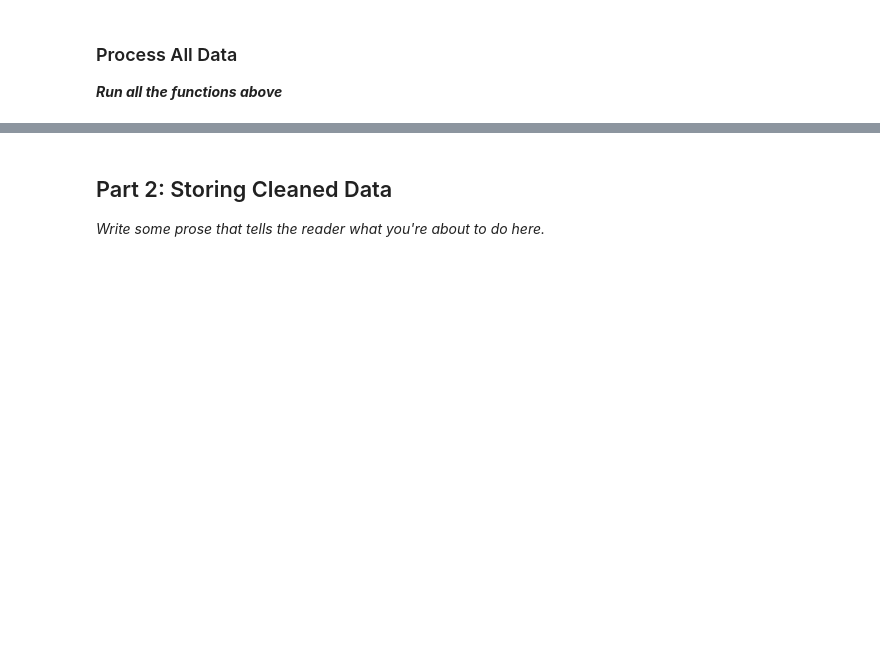
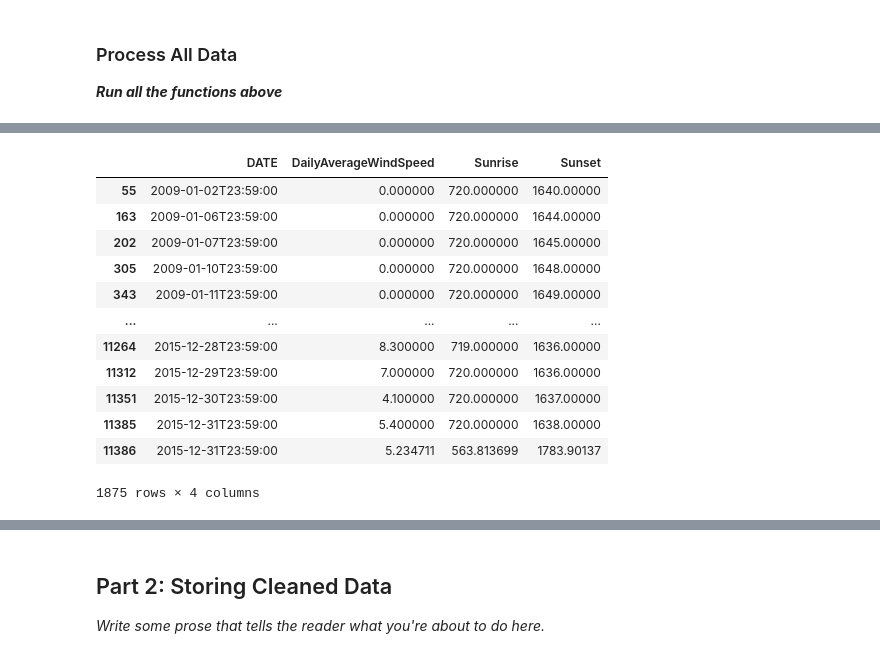
Before and after one commit to 4501Group26/Final_Project, a Jupyter notebook: Final Project Group 26.ipynb, the cells around one changed output, grey strips where cells are left out. Drawn from its saved outputs; the diff is of its cells as text; code cells hidden in the pictures; blank space fills up the shorter version.

Commit message:
Add sunrise and sunset to database; Modify engine

```diff
--- a/Final Project Group 26.ipynb
+++ b/Final Project Group 26.ipynb
@@ -338,6 +338,8 @@ def clean_month_weather_data_daily(csv_file):
     df = df[df.DATE.str.contains("23:59:00")]
     df["DailyAverageWindSpeed"] = df["DailyAverageWindSpeed"].fillna(df["DailyAverageWindSpeed"].astype(float).mean())
     df["DailyAverageWindSpeed"] = df["DailyAverageWindSpeed"].fillna(0.00)
+    df["Sunrise"] = df["Sunrise"].fillna(df["Sunrise"].astype(float).mean())
+    df["Sunset"] = df["Sunset"].fillna(df["Sunset"].astype(float).mean())
     return df
 # %%
 def load_and_clean_weather_data():
@@ -375,3 +391,17 @@ taxi_data = get_and_clean_taxi_data()
 # %%
-#daily_weather_data
+daily_weather_data
+# %% [output]
+|  | DATE | DailyAverageWindSpeed | Sunrise | Sunset |
+| 55 | 2009-01-02T23:59:00 | 0.000000 | 720.000000 | 1640.00000 |
+| 163 | 2009-01-06T23:59:00 | 0.000000 | 720.000000 | 1644.00000 |
+| 202 | 2009-01-07T23:59:00 | 0.000000 | 720.000000 | 1645.00000 |
+| 305 | 2009-01-10T23:59:00 | 0.000000 | 720.000000 | 1648.00000 |
+| 343 | 2009-01-11T23:59:00 | 0.000000 | 720.000000 | 1649.00000 |
+| ... | ... | ... | ... | ... |
+| 11264 | 2015-12-28T23:59:00 | 8.300000 | 719.000000 | 1636.00000 |
+| 11312 | 2015-12-29T23:59:00 | 7.000000 | 720.000000 | 1636.00000 |
+| 11351 | 2015-12-30T23:59:00 | 4.100000 | 720.000000 | 1637.00000 |
+| 11385 | 2015-12-31T23:59:00 | 5.400000 | 720.000000 | 1638.00000 |
+| 11386 | 2015-12-31T23:59:00 | 5.234711 | 563.813699 | 1783.90137 |
+1875 rows × 4 columns
 # %%
```
Also changed, not shown: parts of 9 cells of this notebook.
